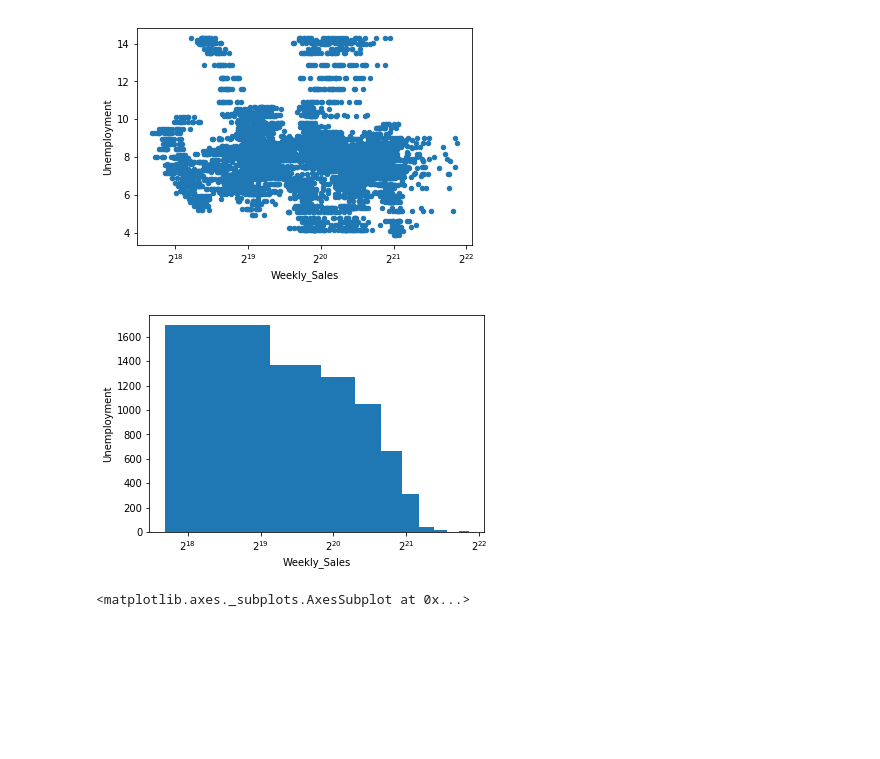
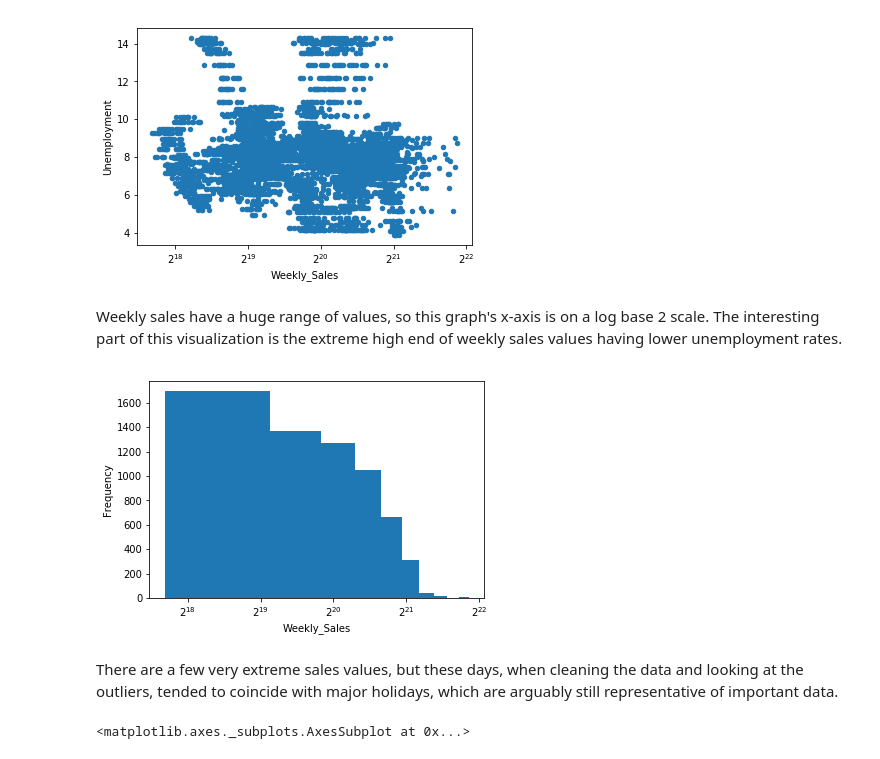
Before and after one commit to dkovelie/COGS-108-project-fun, a Jupyter notebook: FinalProject.ipynb, the cells around one changed output. Drawn from its saved outputs; the diff is of its cells as text; code cells hidden in the pictures; blank space fills up the shorter version.

```diff
--- a/FinalProject.ipynb
+++ b/FinalProject.ipynb
@@ -190,13 +204,17 @@ features.plot.scatter(x='Weekly_Sales', y='Unemployment')
 mplot.pyplot.xscale('log', basex=2)
 # %% [output]
 [figure]
+# %% [markdown]
+Weekly sales have a huge range of values, so this graph's x-axis is on a log base 2 scale. The interesting part of this visualization is the extreme high end of weekly sales values having lower unemployment rates.
 # %%
 features['Weekly_Sales'].plot.hist()
 mplot.pyplot.xlabel('Weekly_Sales')
-mplot.pyplot.ylabel('Unemployment')
+mplot.pyplot.ylabel('Frequency')
 mplot.pyplot.xscale('log', basex=2)
 # %% [output]
-[figure, old version]
+[figure, new version]
+# %% [markdown]
+There are a few very extreme sales values, but these days, when cleaning the data and looking at the outliers, tended to coincide with major holidays, which are arguably still representative of important data.
 # %%
 features.plot.scatter(x='Fuel_Price', y='Unemployment')
 # %% [output]
```
Also changed, not shown: parts of 13 cells of this notebook.
